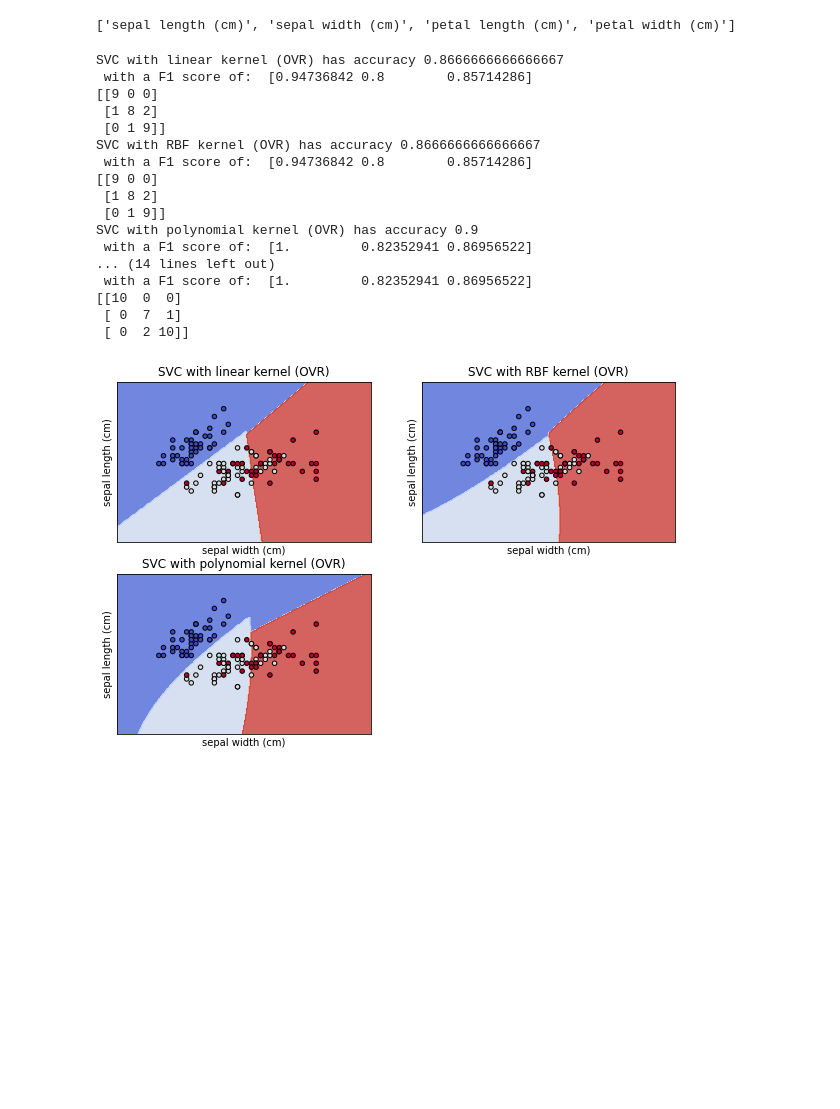
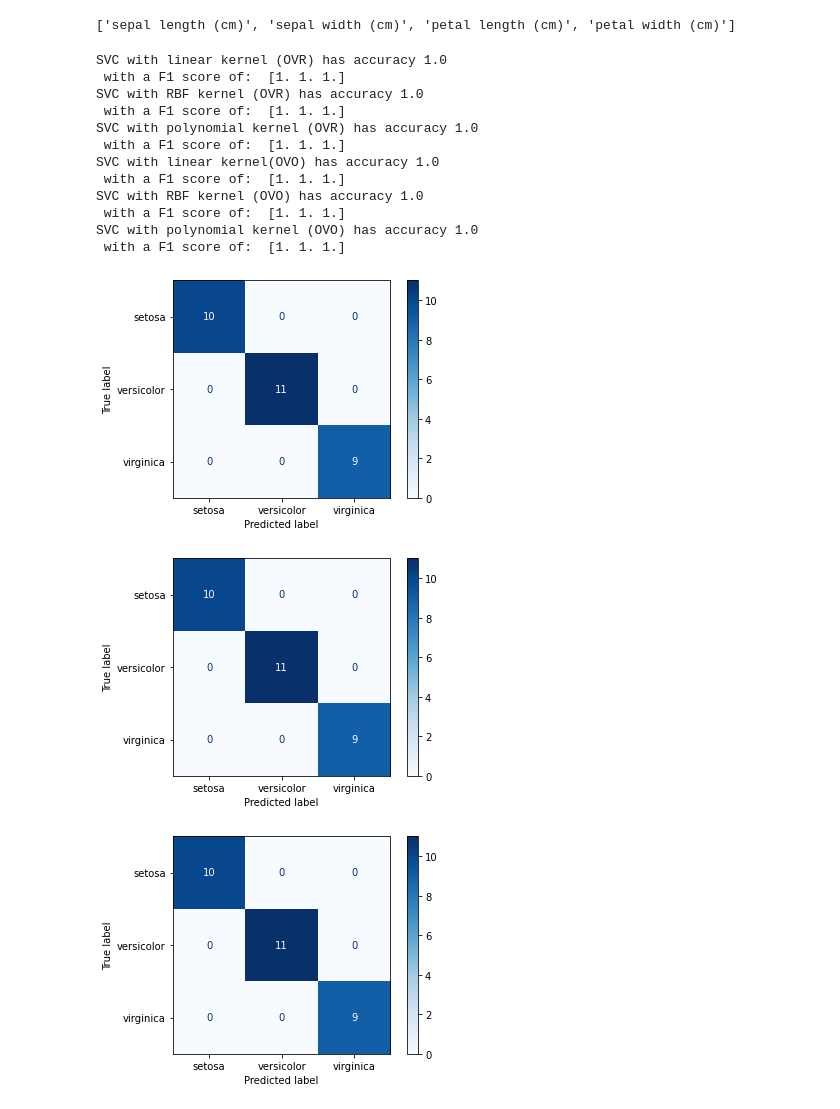
Before and after one commit to maxlengdell/D7041E, a Jupyter notebook: Labs/D7041E_code_for_lab1.ipynb, the cells around one changed output. Cells and saved outputs as stored; diff of their text form; code cells hidden in the pictures; blank space fills up the shorter version.

```diff
--- a/Labs/D7041E_code_for_lab1.ipynb
+++ b/Labs/D7041E_code_for_lab1.ipynb
@@ -348,62 +348,45 @@ rbf_svcOVO = svm.SVC(kernel='rbf', decision_function_shape='ovo').fit(X_train,Y_
 h = 0.02
 # %%
 # create a mesh to plot in
-X0, X1 = X_train[:, 0], X_train[:, 1]
-x_min, x_max = X_test[:, 0].min() - 1, X_test[:, 0].max() + 1
-y_min, y_max = X_test[:, 1].min() - 1, X_test[:, 1].max() + 1
-xx, yy = np.meshgrid(np.arange(x_min, x_max, h),
-                     np.arange(y_min, y_max, h))
+X0, X1, X2, X3 = X_train[:, 0], X_train[:, 1], X_train[:, 2], X_train[:, 3]
+x1_min, x1_max = X0.min() - 1, X0.max() + 1
+x2_min, x2_max = X1.min() - 1, X1.max() + 1
+x3_min, x3_max = X2.min() - 1, X2.max() + 1
+x4_min, x4_max = X3.min() - 1, X3.max() + 1
+
+x1, x2 = np.meshgrid(np.arange(x1_min, x1_max, h),np.arange(x2_min, x2_max, h))
+
 # title for the plots
 titles = ['SVC with linear kernel (OVR)',
           'SVC with RBF kernel (OVR)',
           'SVC with polynomial kernel (OVR)',
           'SVC with linear kernel(OVO)',
           'SVC with RBF kernel (OVO)',
           'SVC with polynomial kernel (OVO)']
-fig, ax = plt.subplots(nrows=1, ncols = 3, figsize=(10,10))
 
 
 for i, clf in enumerate((linearOVR, rbf_svcOVR, poly_svcOVR, linearOVO, rbf_svcOVO, poly_svcOVO)):
-    #plt.subplots_adjust(wspace=0.4, hspace=0.4)
+
     pred = clf.predict(X_test)
     f1 = f1_score(pred,Y_test, average=None)
     print(titles[i],"has accuracy", np.mean(pred==Y_test), "\n with a F1 score of: ", f1)
 
-    #disp = plot_confusion_matrix(clf,X_test, Y_test,display_labels=classes, cmap=plt.cm.Blues,normalize=None)
-    disp = confusion_matrix(pred, Y_test)
-    print(disp)#.confusion_matrix)
-
-for i, clf in enumerate((linearOVR, rbf_svcOVR, poly_svcOVR)):
-
-    Z = clf.predict(np.c_[xx.ravel(),yy.ravel()])
-    Z = Z.reshape(xx.shape)
-
-    plt.subplot(3,2,i+1)
-    plt.contourf(xx,yy,Z,cmap=plt.cm.coolwarm, alpha=0.8)
-    plt.scatter(X0, X1, c=Y_train, cmap=plt.cm.coolwarm, s=20, edgecolors="k")
-    plt.ylabel("{}".format(feature_names[0]))
-    plt.xlabel("{}".format(feature_names[1]))
-    plt.xticks(())
-    plt.yticks(())
-    plt.title(titles[i])
-
-plt.show()
+    plot_confusion_matrix(clf,X_test, Y_test,display_labels=classes, cmap=plt.cm.Blues,normalize=None)
+    #disp = confusion_matrix(pred, Y_test)
+    #print(disp)#.confusion_matrix)
 # %% [output]
-SVC with linear kernel (OVR) has accuracy 0.8666666666666667
- with a F1 score of:  [0.94736842 0.8        0.85714286]
-[[9 0 0]
- [1 8 2]
- [0 1 9]]
-SVC with RBF kernel (OVR) has accuracy 0.8666666666666667
- with a F1 score of:  [0.94736842 0.8        0.85714286]
-[[9 0 0]
- [1 8 2]
- [0 1 9]]
-SVC with polynomial kernel (OVR) has accuracy 0.9
- with a F1 score of:  [1.         0.82352941 0.86956522]
-... (14 lines left out)
- with a F1 score of:  [1.         0.82352941 0.86956522]
-[[10  0  0]
- [ 0  7  1]
- [ 0  2 10]]
+SVC with linear kernel (OVR) has accuracy 1.0
+ with a F1 score of:  [1. 1. 1.]
+SVC with RBF kernel (OVR) has accuracy 1.0
+ with a F1 score of:  [1. 1. 1.]
+SVC with polynomial kernel (OVR) has accuracy 1.0
+ with a F1 score of:  [1. 1. 1.]
+SVC with linear kernel(OVO) has accuracy 1.0
+ with a F1 score of:  [1. 1. 1.]
+SVC with RBF kernel (OVO) has accuracy 1.0
+ with a F1 score of:  [1. 1. 1.]
+SVC with polynomial kernel (OVO) has accuracy 1.0
+ with a F1 score of:  [1. 1. 1.]
-[figure, old version]
+[figure, new version]
+[figure, added]
+[figure, added]
```
Also changed, not shown: parts of 4 cells of this notebook.
